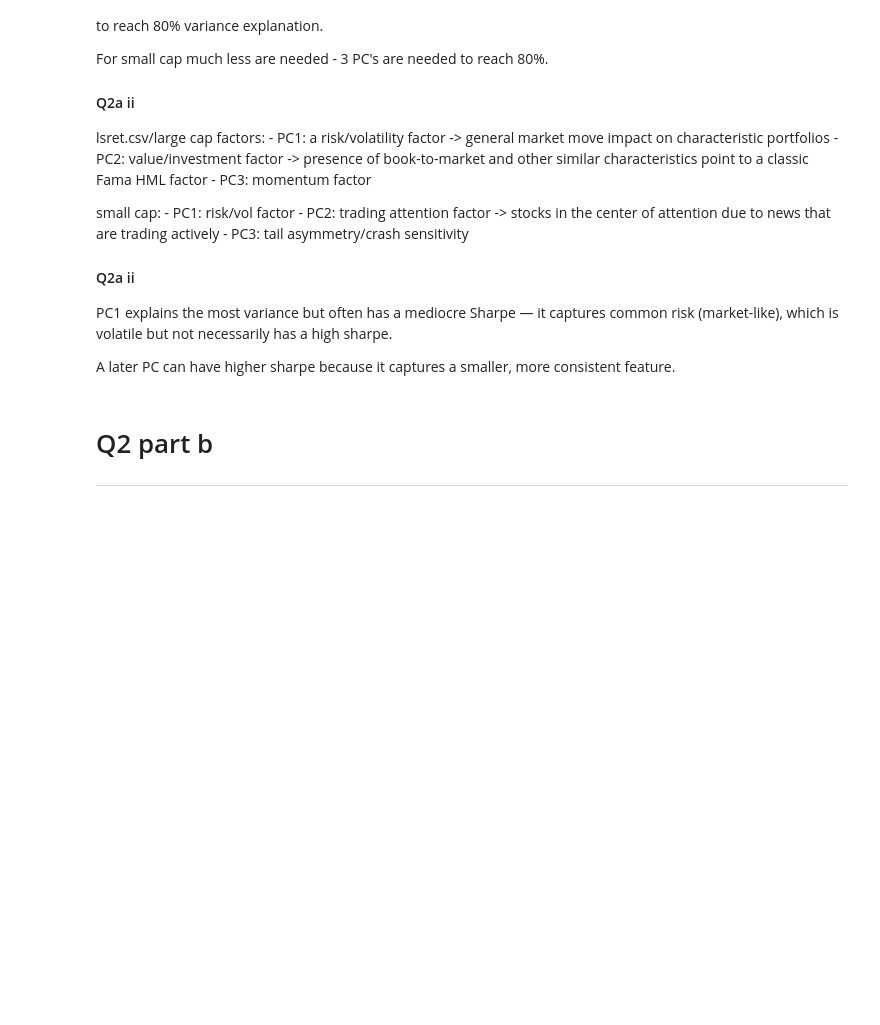
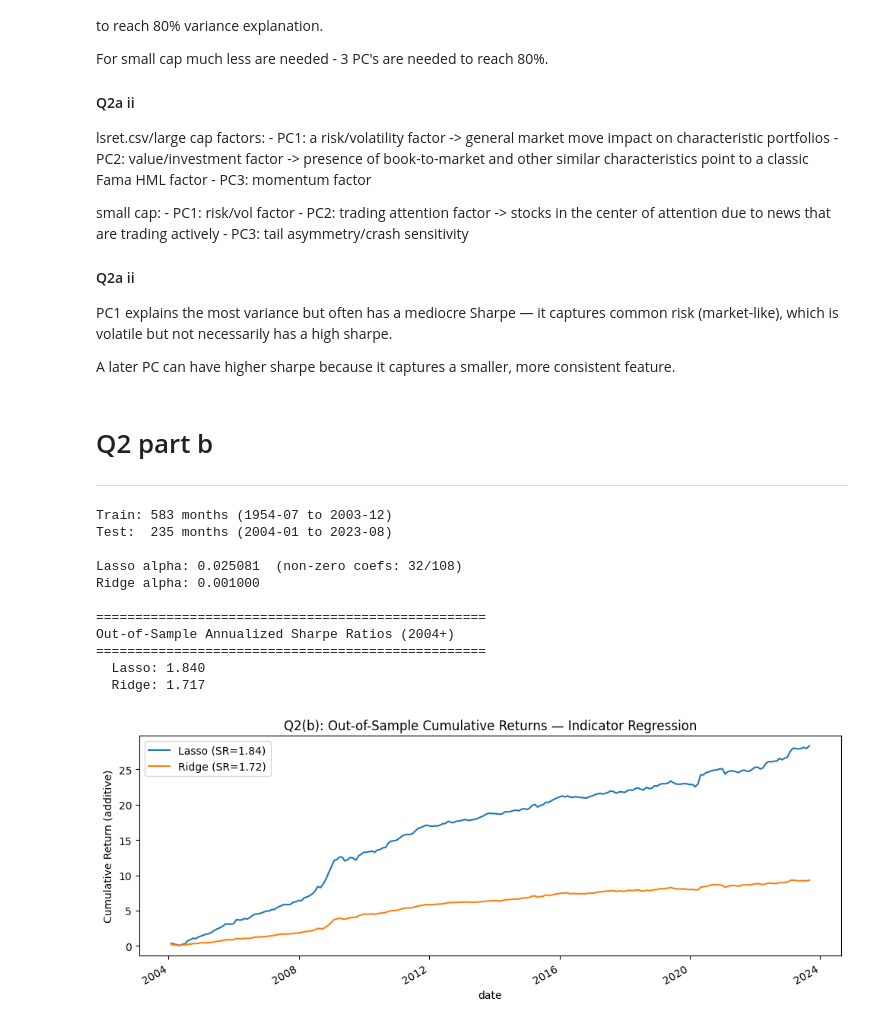
Before and after one commit to OlegGlo/ML-for-finance-HW, a Jupyter notebook: PSet2/HW2p2.ipynb, the cells around one changed output. Saved outputs shown, nothing was run; the diff lists cells and outputs as text; code cells hidden in the pictures; blank space fills up the shorter version.

```diff
--- a/PSet2/HW2p2.ipynb
+++ b/PSet2/HW2p2.ipynb
@@ -301,3 +288,81 @@ A later PC can have higher sharpe because it captures a smaller, more consistent
 # %% [markdown]
 # Q2 part b
 ---
+# %%
+from sklearn.linear_model import LassoCV, RidgeCV
+
+# fit_intercept=False: forces the model to use returns to hit the target
+# with_mean=False: do NOT center features — the mean returns ARE the signal
+
+# Use the cleaned lsret returns — convert to decimal
+X = returns_clean.copy() / 100
+y = pd.Series(1.0, index=X.index, name="indicator")
+
+# Split: pre-2004 = train, 2004+ = test
+train_mask = X.index < "2004-01-01"
+test_mask = ~train_mask
+
+X_train, y_train = X[train_mask], y[train_mask]
+X_test = X[test_mask]
+
+print(f"Train: {X_train.shape[0]} months ({X_train.index[0].strftime('%Y-%m')} to {X_train.index[-1].strftime('%Y-%m')})")
+print(f"Test:  {X_test.shape[0]} months ({X_test.index[0].strftime('%Y-%m')} to {X_test.index[-1].strftime('%Y-%m')})")
+
+# Scale by std only — do NOT center (centering removes the mean signal)
+scaler = StandardScaler(with_mean=False)
+X_train_sc = scaler.fit_transform(X_train)
+X_test_sc = scaler.transform(X_test)
+
+# Fit Lasso and Ridge — NO INTERCEPT
+lasso = LassoCV(cv=5, max_iter=200000, fit_intercept=False, random_state=0).fit(X_train_sc, y_train)
+ridge = RidgeCV(alphas=np.logspace(-3, 3, 50), cv=5, fit_intercept=False).fit(X_train_sc, y_train)
+
+print(f"\nLasso alpha: {lasso.alpha_:.6f}  (non-zero coefs: {np.sum(lasso.coef_ != 0)}/{len(lasso.coef_)})")
+print(f"Ridge alpha: {ridge.alpha_:.6f}")
+
+# Out-of-sample portfolio returns = X_test @ coefficients
+# Normalize to unit leverage for interpretable scale
+lasso_raw = X_test_sc @ lasso.coef_
+ridge_raw = X_test_sc @ ridge.coef_
+
+lasso_oos = pd.Series(lasso_raw / np.sum(np.abs(lasso.coef_)), index=X_test.index)
+ridge_oos = pd.Series(ridge_raw / np.sum(np.abs(ridge.coef_)), index=X_test.index)
+
+def annualized_sharpe(r):
+    mu = r.mean()
+    sd = r.std(ddof=1)
+    if sd == 0:
+        return np.nan
+    return (mu / sd) * np.sqrt(12)
+
+sr_lasso = annualized_sharpe(lasso_oos)
+sr_ridge = annualized_sharpe(ridge_oos)
+
+print(f"\n{'='*50}")
+print(f"Out-of-Sample Annualized Sharpe Ratios (2004+)")
+print(f"{'='*50}")
+print(f"  Lasso: {sr_lasso:.3f}")
+print(f"  Ridge: {sr_ridge:.3f}")
+
+# Cumulative SUM plot (standard for long-short portfolios)
+fig, ax = plt.subplots(figsize=(10, 4))
+lasso_oos.cumsum().plot(ax=ax, label=f"Lasso (SR={sr_lasso:.2f})")
+ridge_oos.cumsum().plot(ax=ax, label=f"Ridge (SR={sr_ridge:.2f})")
+ax.set_title("Q2(b): Out-of-Sample Cumulative Returns — Indicator Regression")
+ax.set_ylabel("Cumulative Return (additive)")
+ax.legend()
+plt.tight_layout()
+plt.show()
+# %% [output]
+Train: 583 months (1954-07 to 2003-12)
+Test:  235 months (2004-01 to 2023-08)
+
+Lasso alpha: 0.025081  (non-zero coefs: 32/108)
+Ridge alpha: 0.001000
+
+==================================================
+Out-of-Sample Annualized Sharpe Ratios (2004+)
+==================================================
+  Lasso: 1.840
+  Ridge: 1.717
+[figure, added]
```
Also changed, not shown: parts of 11 cells of this notebook, 1 other file.
